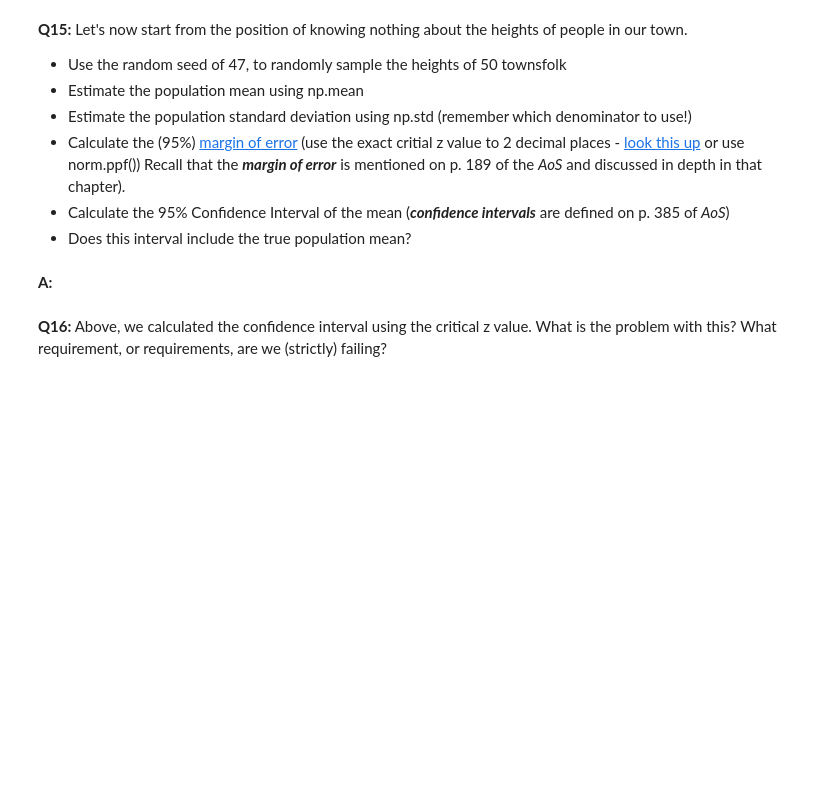
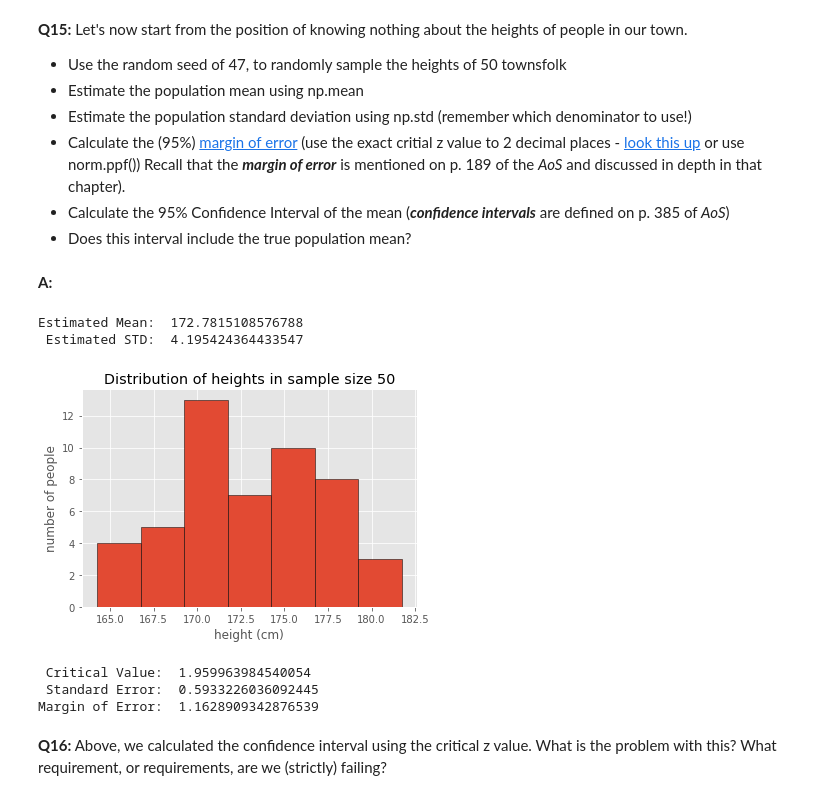
Before and after one commit to cogentdom/Frequentist_Inference, a Jupyter notebook: Frequentist Inference Case Study - Part A (3).ipynb, the cells around one changed output. Saved outputs shown, nothing was run; the diff lists cells and outputs as text; code cells hidden in the pictures; blank space fills up the shorter version.

```diff
--- a/Frequentist Inference Case Study - Part A (3).ipynb
+++ b/Frequentist Inference Case Study - Part A (3).ipynb
@@ -287,3 +311,29 @@ seed(47)
+# %%
+seed(47)
+# take your sample now
+samp = townsfolk_sampler(50)
+print('Estimated Mean: ', np.mean(ts50))
+print(' Estimated STD: ', np.std(ts50, ddof=1))
+
+_ = plt.hist(samp)
+_ = plt.xlabel('height (cm)')
+_ = plt.ylabel('number of people')
+_ = plt.title('Distribution of heights in sample size 50')
+# %% [output]
+Estimated Mean:  172.7815108576788
+ Estimated STD:  4.195424364433547
+[figure, added]
+# %%
+ppf = norm.ppf(.975)
+stan_err = np.std(samp, ddof=1) / np.sqrt(len(ts50))
+marg_err = ppf * stan_err
+print(' Critical Value: ', ppf)
+print(' Standard Error: ', stan_err)
+print('Margin of Error: ', marg_err)
+# %% [output]
+ Critical Value:  1.959963984540054
+ Standard Error:  0.5933226036092445
+Margin of Error:  1.1628909342876539
 # %% [markdown]
 __Q16:__ Above, we calculated the confidence interval using the critical z value. What is the problem with this? What requirement, or requirements, are we (strictly) failing?
 # %% [markdown]
```
Also changed, not shown: parts of 10 cells of this notebook.
